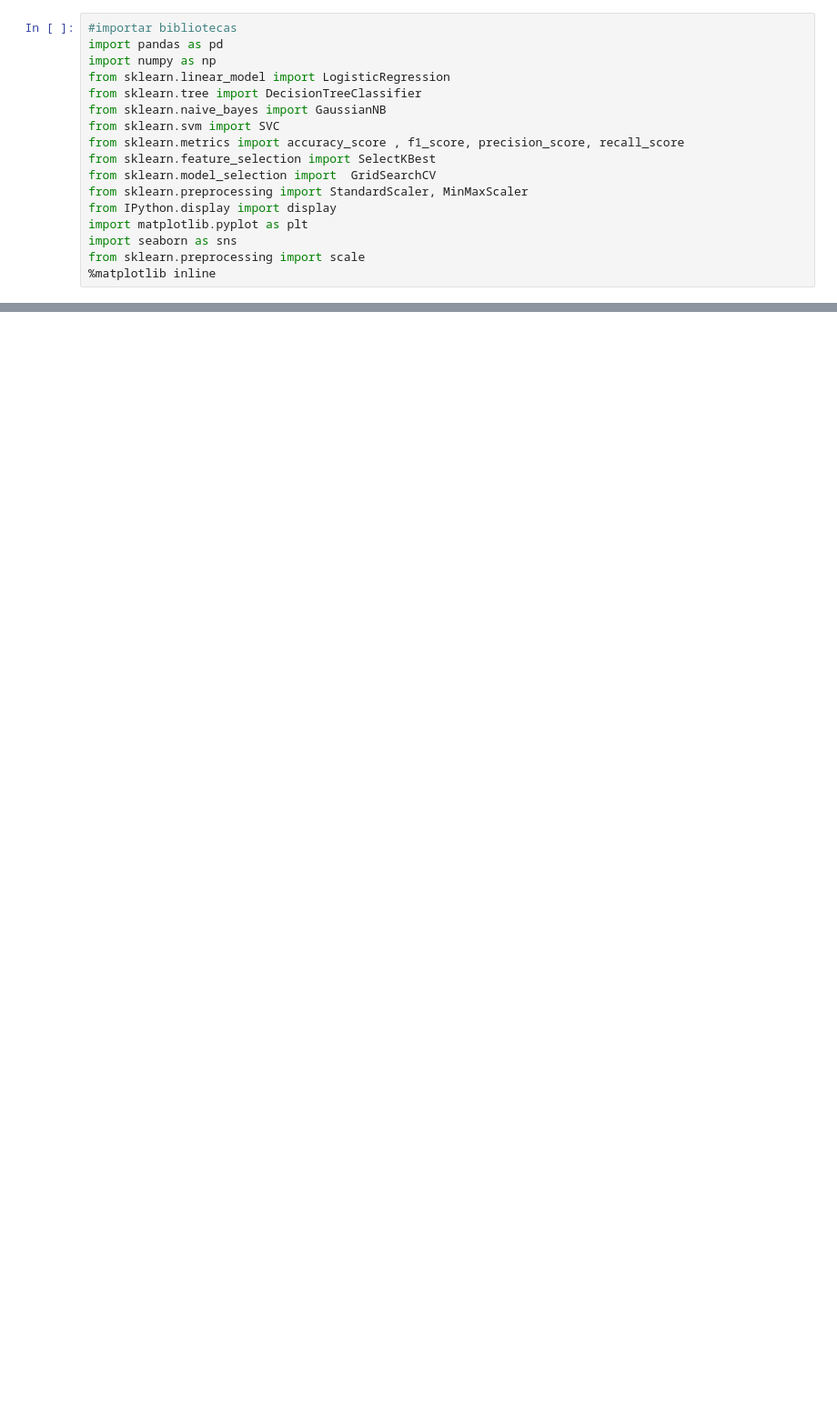
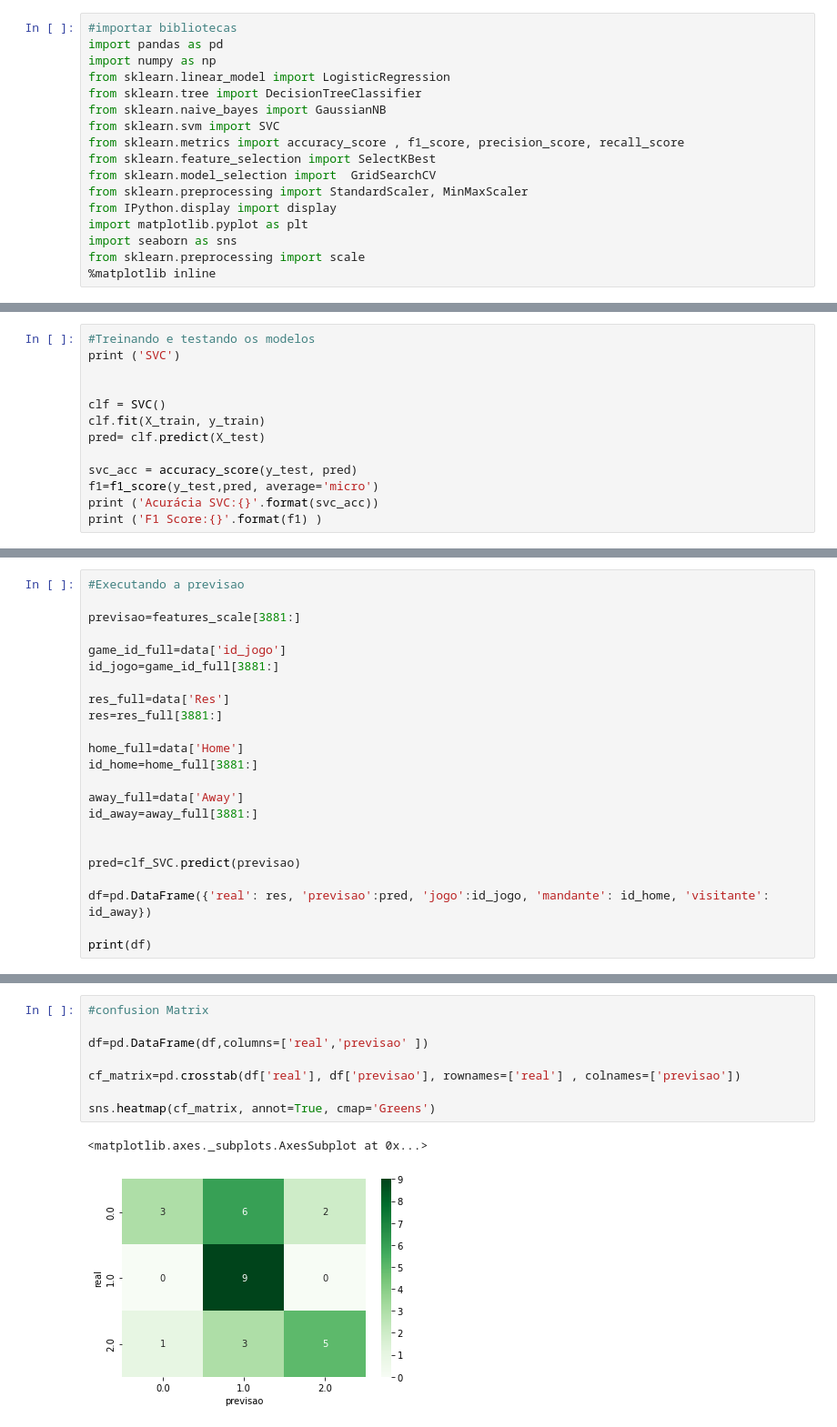
Before and after one commit to csbozo/teste, a Jupyter notebook: teste_previsao_brasileiro_2022.ipynb, the cells around one changed output, grey strips where cells are left out. Shown at 91% size. Cells and saved outputs as stored; diff of their text form; blank space fills up the shorter version.

```diff
--- a/teste_previsao_brasileiro_2022.ipynb
+++ b/teste_previsao_brasileiro_2022.ipynb
@@ -207,0 +359,13 @@ ValueError: ignored
+# %%
+#Treinando e testando os modelos
+print ('SVC')
+
+
+clf = SVC()
+clf.fit(X_train, y_train)
+pred= clf.predict(X_test)
+
+svc_acc = accuracy_score(y_test, pred)
+f1=f1_score(y_test,pred, average='micro')
+print ('Acurácia SVC:{}'.format(svc_acc))
+print ('F1 Score:{}'.format(f1) )
@@ -207,0 +471,23 @@ ValueError: ignored
+# %%
+#Executando a previsao
+
+previsao=features_scale[3881:]
+
+game_id_full=data['id_jogo']
+id_jogo=game_id_full[3881:]
+
+res_full=data['Res']
+res=res_full[3881:]
+
+home_full=data['Home']
+id_home=home_full[3881:]
+
+away_full=data['Away']
+id_away=away_full[3881:]
+
+
+pred=clf_SVC.predict(previsao)
+
+df=pd.DataFrame({'real': res, 'previsao':pred, 'jogo':id_jogo, 'mandante': id_home, 'visitante': id_away})
+
+print(df)
@@ -207,0 +512,11 @@ ValueError: ignored
+# %%
+#confusion Matrix
+
+df=pd.DataFrame(df,columns=['real','previsao' ])
+
+cf_matrix=pd.crosstab(df['real'], df['previsao'], rownames=['real'] , colnames=['previsao'])
+
+sns.heatmap(cf_matrix, annot=True, cmap='Greens')
+# %% [output]
+<matplotlib.axes._subplots.AxesSubplot at 0x...>
+[figure, added]
```
Also changed, not shown: parts of 18 cells of this notebook.
